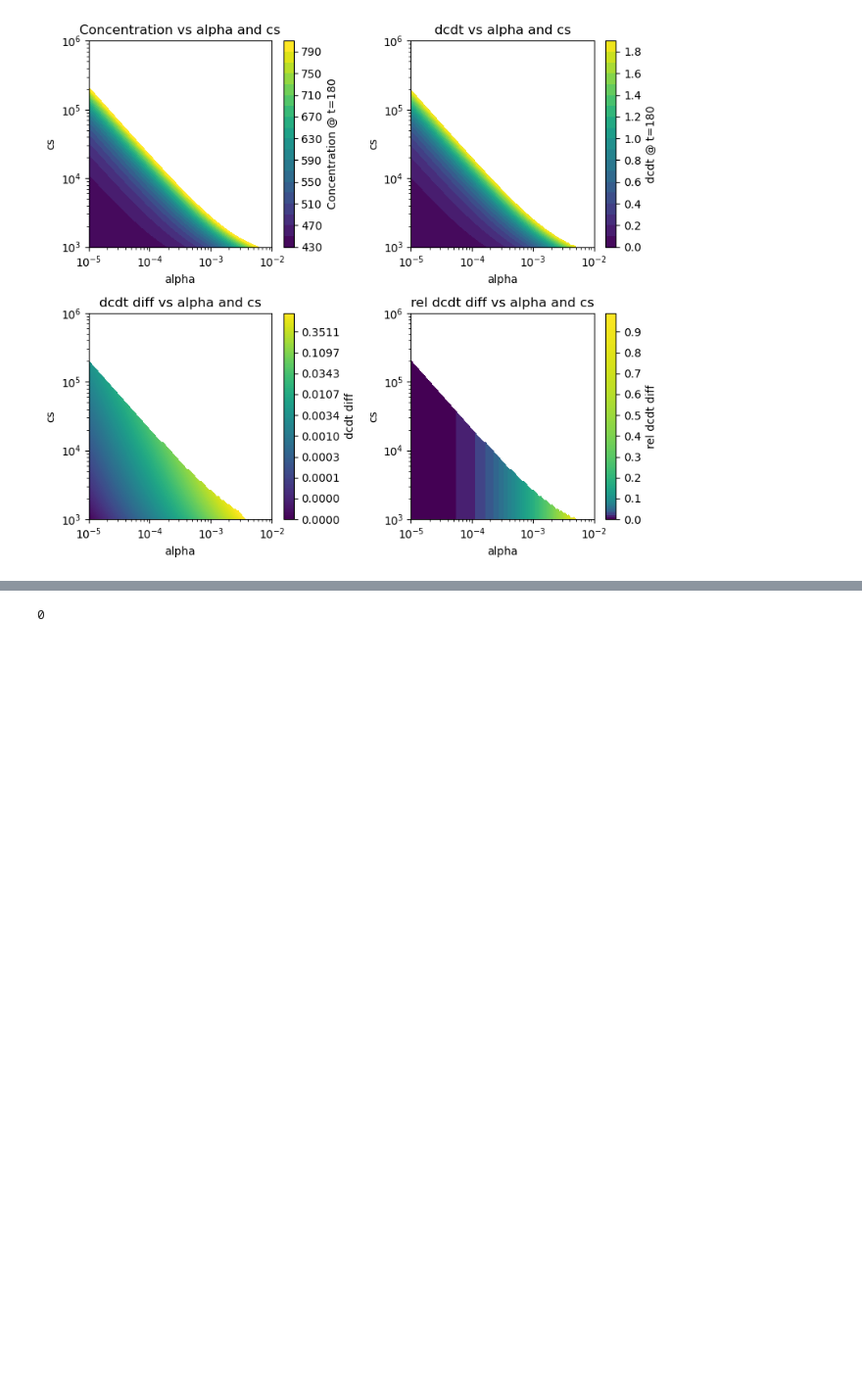
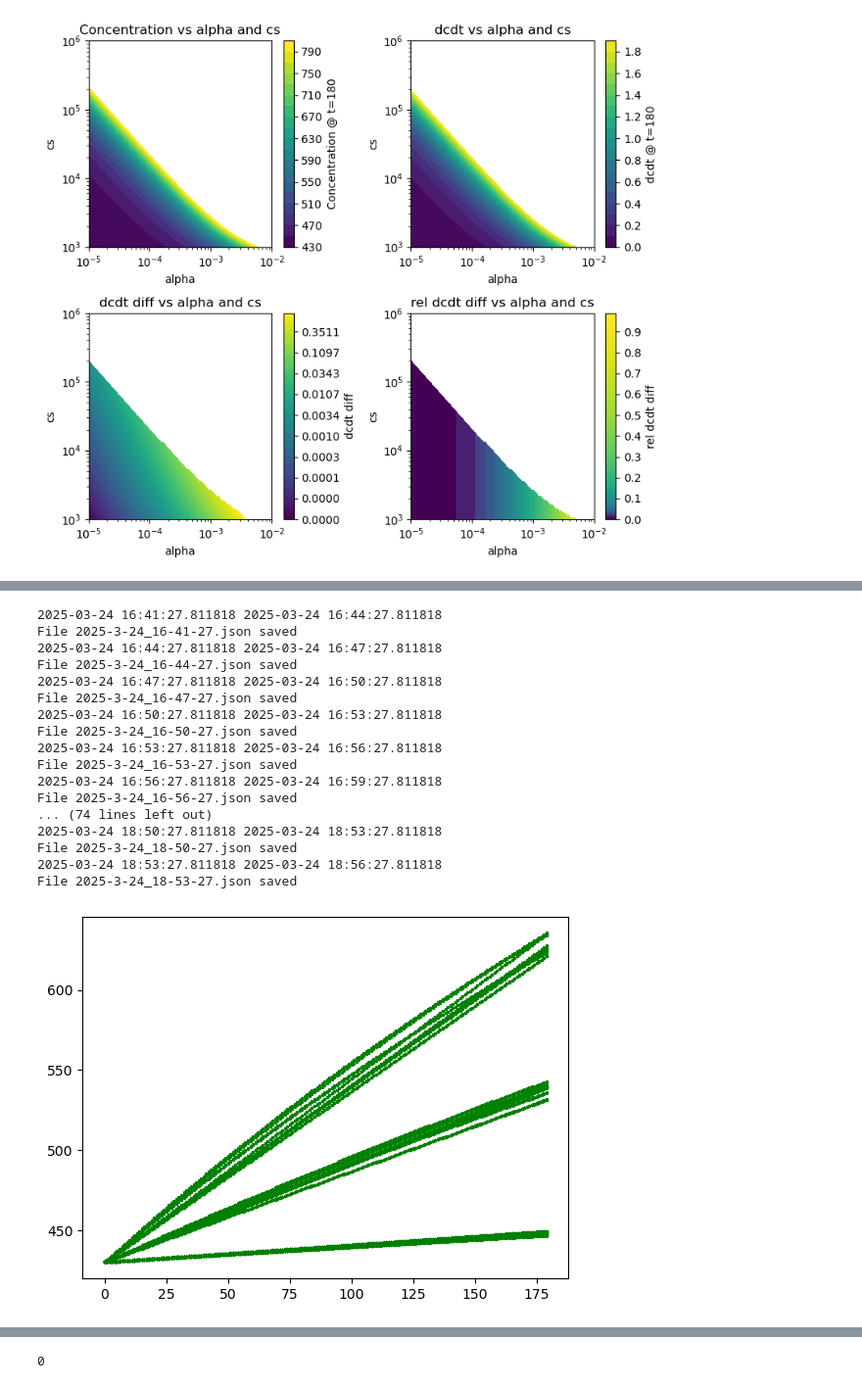
Before and after one commit to alexnaoki/soilgasflux_fcs, a Jupyter notebook: notebooks/synthetical_test.ipynb, the cells around one changed output, grey strips where cells are left out. Shown at 98% size. Cells and saved outputs as stored; diff of their text form; code cells hidden in the pictures; blank space fills up the shorter version.

Commit message:
notebook for create synthetical data

```diff
--- a/notebooks/synthetical_test.ipynb
+++ b/notebooks/synthetical_test.ipynb
@@ -31,0 +39,21 @@ a.cc_curve_plot(selected_dcdt=1)
+# %%
+a.create_selected(save_path='/Users/alexnaokiasatokobayashi/Documents/data/synthetical/test01/')
+# %% [output]
+2025-03-24 16:41:27.811818 2025-03-24 16:44:27.811818
+File 2025-3-24_16-41-27.json saved
+2025-03-24 16:44:27.811818 2025-03-24 16:47:27.811818
+File 2025-3-24_16-44-27.json saved
+2025-03-24 16:47:27.811818 2025-03-24 16:50:27.811818
+File 2025-3-24_16-47-27.json saved
+2025-03-24 16:50:27.811818 2025-03-24 16:53:27.811818
+File 2025-3-24_16-50-27.json saved
+2025-03-24 16:53:27.811818 2025-03-24 16:56:27.811818
+File 2025-3-24_16-53-27.json saved
+2025-03-24 16:56:27.811818 2025-03-24 16:59:27.811818
+File 2025-3-24_16-56-27.json saved
+... (74 lines left out)
+2025-03-24 18:50:27.811818 2025-03-24 18:53:27.811818
+File 2025-3-24_18-50-27.json saved
+2025-03-24 18:53:27.811818 2025-03-24 18:56:27.811818
+File 2025-3-24_18-53-27.json saved
+[figure, added]
```
Also changed, not shown: parts of 3 cells of this notebook.
